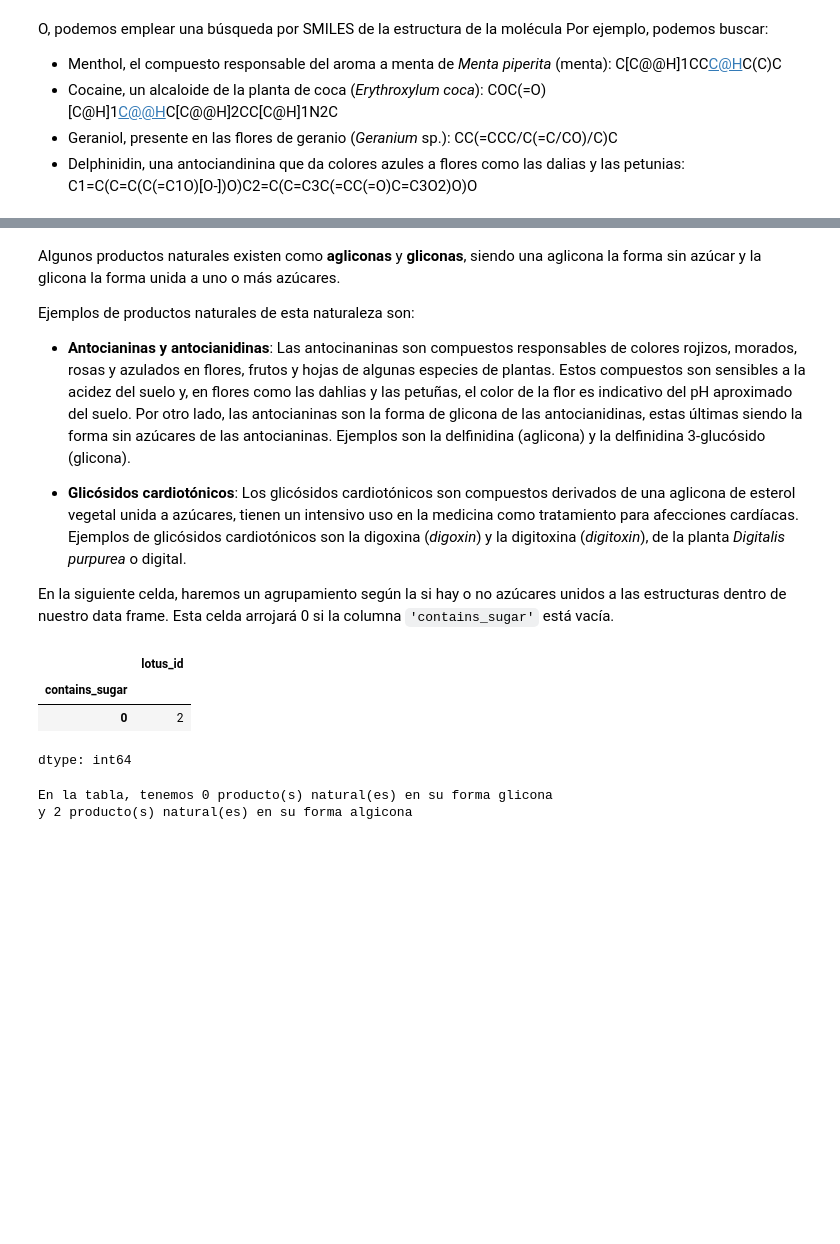
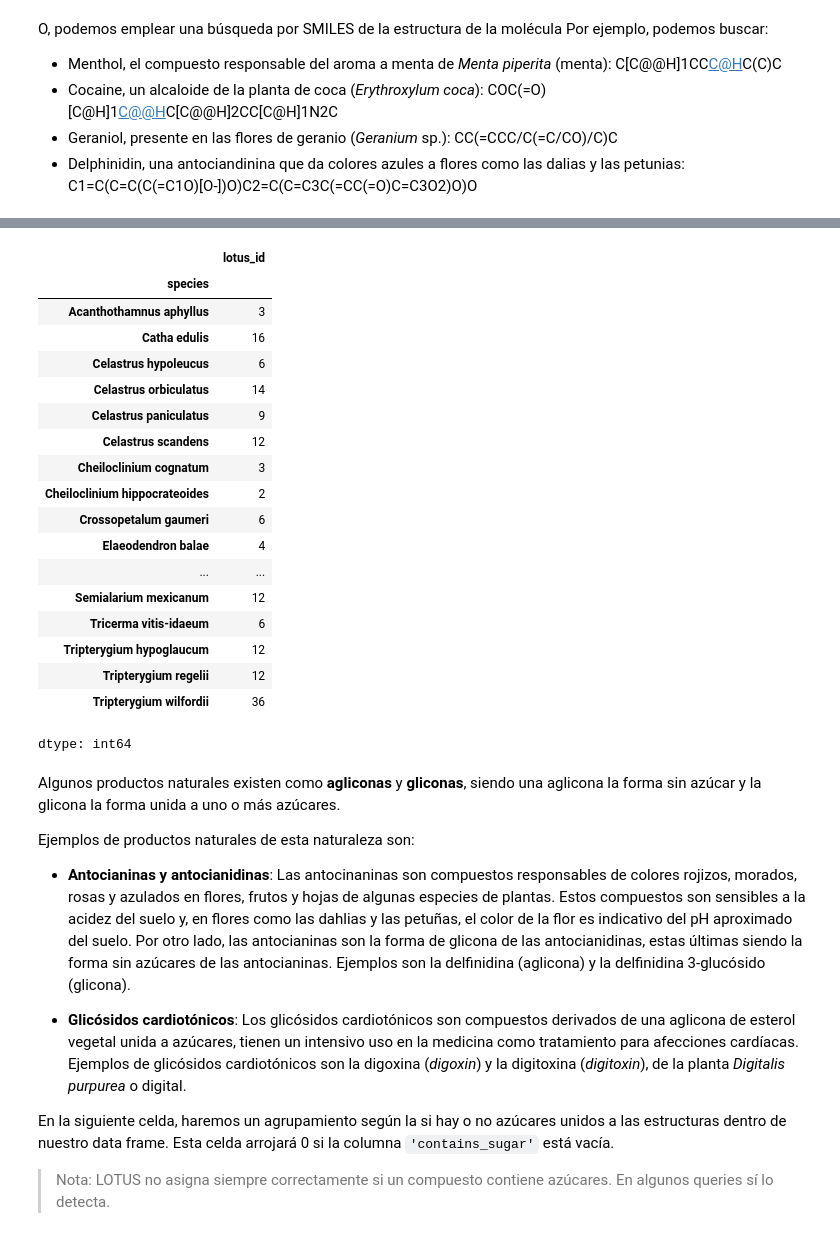
Before and after one commit to FlorMariaBriceno/TecnolochicasPRO_Project, a Jupyter notebook: Proyecto_Tecnolochicas.ipynb, the cells around one changed output, grey strips where cells are left out. Drawn from its saved outputs; the diff is of its cells as text; code cells hidden in the pictures; blank space fills up the shorter version.

```diff
--- a/Proyecto_Tecnolochicas.ipynb
+++ b/Proyecto_Tecnolochicas.ipynb
@@ -109,11 +88,17 @@ view.zoomTo()
 # %%
-# Organizando los datos en un dataframe de Pandas
+'''
+Organizamos los datos en un dataframe de Pandas
+
+Nota: En química, es usual encontrar compuestos con el mismo peso molecular pero
+con estructura diferente. Inicialmente, añadí un drop_duplicates para eliminar entradas
+con el mismo peso, pero vi que habían demasiados isómeros en algunos queries.
+
+'''
 df=pd.json_normalize(data['naturalProducts'])
 df=df.dropna(axis=1,how='all')
-df=df.drop_duplicates(['molecular_weight'])
 df.drop(list(df.filter(regex="fragment*")),axis=1,inplace=True)
+df=df.filter(['id','lotus_id','traditional_name','molecular_weight','contains_sugar','smiles'])
 # Vamos a imprimir varias características de nuestra tabla
 print("¿Cuántas filas y columnas tiene el archivo?","\n",df.shape[0],"columnas y", df.shape[1],"filas\n")
-print("Esta es la descripción de la tabla:\n")
-df=df.filter(['id','lotus_id','traditional_name','molecular_weight','contains_sugar','smiles'])
+print("Esta es la tabla tras la limpieza:")
 display(df)
@@ -128,3 +105,40 @@ Esta es la descripción de la tabla:
+# %%
+tax=pd.json_normalize(data,record_path=['naturalProducts'],max_level=2)
+rows = []
+for np_ in data['naturalProducts']:
+    for ref, dbs in np_['taxonomyReferenceObjects'].items():
+        for db, organisms in dbs.items():
+            for org in organisms:
+                rows.append({'lotus_id': np_['lotus_id'],
+                             'reference': ref.replace('$x$x$', '.'),
+                             'taxonomy_db': db,
+                             **org})
+
+taxonomy = pd.DataFrame(rows)
+result=pd.merge(df,taxonomy,on='lotus_id',how='inner')
+result=result.dropna(how='all')
+result=result.groupby('species').count()
+result['lotus_id']
+# %% [output]
+|  | lotus_id |
+| species |  |
+| Acanthothamnus aphyllus | 3 |
+| Catha edulis | 16 |
+| Celastrus hypoleucus | 6 |
+| Celastrus orbiculatus | 14 |
+| Celastrus paniculatus | 9 |
+| Celastrus scandens | 12 |
+| Cheiloclinium cognatum | 3 |
+| Cheiloclinium hippocrateoides | 2 |
+| Crossopetalum gaumeri | 6 |
+| Elaeodendron balae | 4 |
+| ... | ... |
+| Semialarium mexicanum | 12 |
+| Tricerma vitis-idaeum | 6 |
+| Tripterygium hypoglaucum | 12 |
+| Tripterygium regelii | 12 |
+| Tripterygium wilfordii | 36 |
+dtype: int64
 # %% [markdown]
 Algunos productos naturales existen como **agliconas** y **gliconas**, siendo una aglicona la forma sin azúcar y la glicona la forma unida a uno o más azúcares.
 
@@ -135,16 +149,12 @@ Ejemplos de productos naturales de esta naturaleza son:
 - **Glicósidos cardiotónicos**: Los glicósidos cardiotónicos son compuestos derivados de una aglicona de esterol vegetal unida a azúcares, tienen un intensivo uso en la medicina como tratamiento para afecciones cardíacas. Ejemplos de glicósidos cardiotónicos son la digoxina (*digoxin*) y la digitoxina (*digitoxin*), de la planta *Digitalis purpurea* o digital.
 
 En la siguiente celda, haremos un agrupamiento según la si hay o no azúcares unidos a las estructuras dentro de nuestro data frame. Esta celda arrojará 0 si la columna `'contains_sugar'` está vacía.
+
+> Nota:
+> LOTUS no asigna siempre correctamente si un compuesto contiene azúcares. En algunos queries sí lo detecta.
 # %%
 display(df.groupby('contains_sugar').count()['lotus_id'])
-print(f"En la tabla, tenemos {df[df['contains_sugar'] != 0]['id'].count()} producto(s) natural(es) en su forma glicona\ny {df[df['contains_sugar'] == 0]['id'].count()} producto(s) natural(es) en su forma algicona ")
+print(f"En la tabla, tenemos {df[df['contains_sugar'] != 0]['id'].count()} producto(s) natural(es) en su forma de glicona\ny {df[df['contains_sugar'] == 0]['id'].count()} producto(s) natural(es) en su forma algicona ")
-# %% [output]
-|  | lotus_id |
-| contains_sugar |  |
-| 0 | 2 |
-dtype: int64
-En la tabla, tenemos 0 producto(s) natural(es) en su forma glicona
-y 2 producto(s) natural(es) en su forma algicona
 # %%
 '''
 La ventaja de una base de datos como LOTUS es que permite encontrar compuestos con estructuras similares
```
Also changed, not shown: parts of 6 cells of this notebook.
